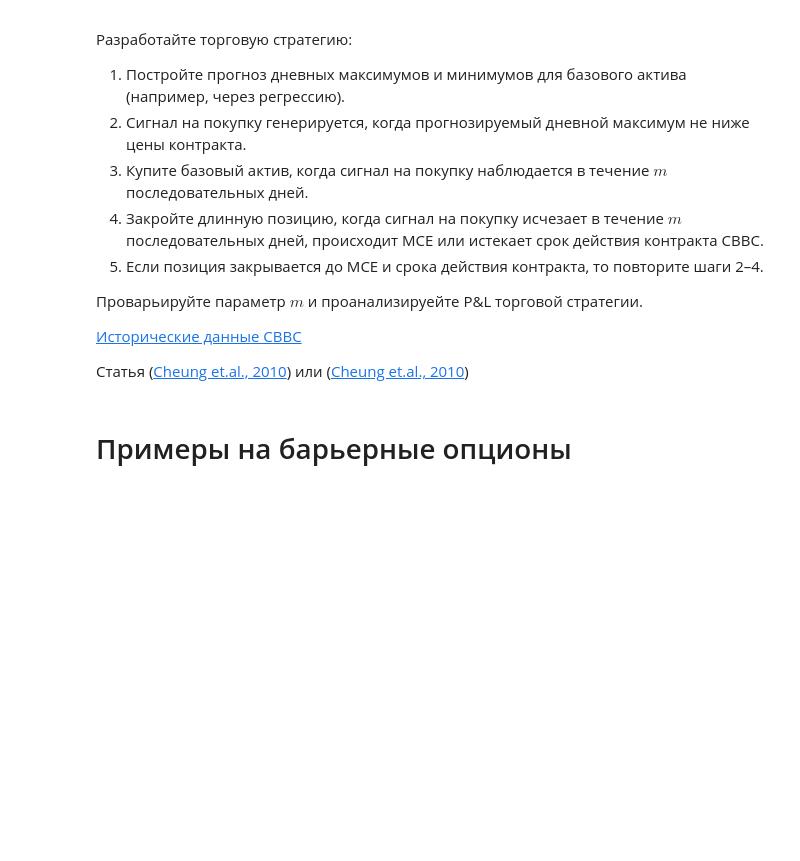
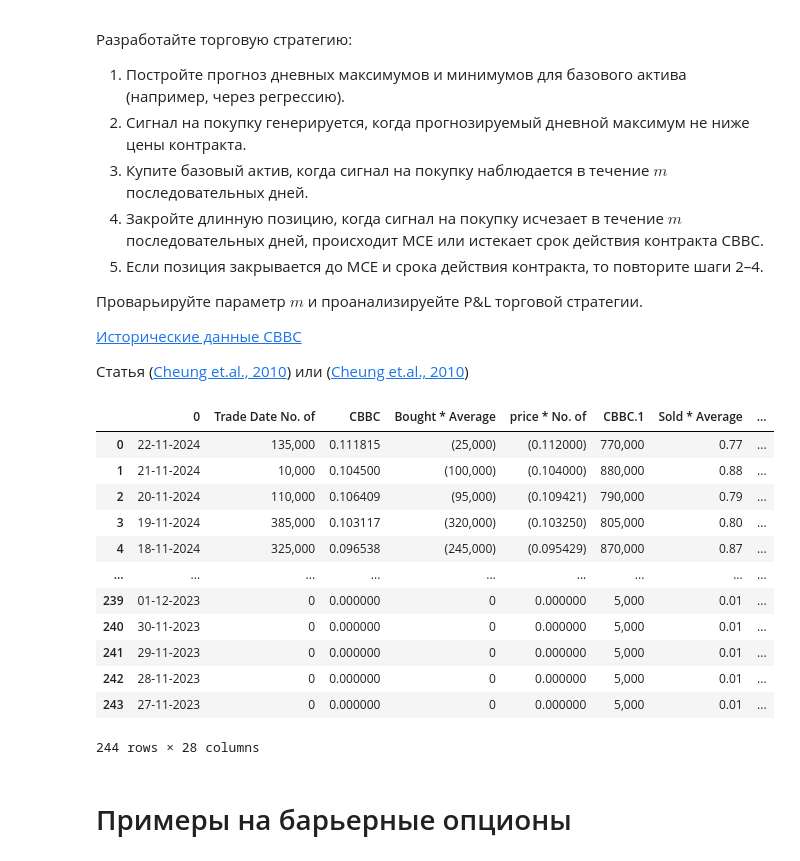
Before and after one commit to seri4ka/structured_finance_products, a Jupyter notebook: lab2/lab_2b_GSFP.ipynb, the cells around one changed output. Drawn from its saved outputs; the diff is of its cells as text; code cells hidden in the pictures; blank space fills up the shorter version.

```diff
--- a/lab2/lab_2b_GSFP.ipynb
+++ b/lab2/lab_2b_GSFP.ipynb
@@ -474,3 +600,26 @@ plt.grid(True)
+# %%
+# Попробуем повторно загрузить данные с учетом разделителя и попыткой очистки столбцов
+data = pd.read_csv('CBBC.csv', sep=',', skiprows=0)
+
+# Удалим любые пустые строки и обработаем некорректные заголовки
+data = data.rename(columns=lambda x: x.strip()).dropna(how='all')
+
+# Вывод столбцов для проверки
+data
+# %% [output]
+|  | 0 | Trade Date No. of | CBBC | Bought * Average | price * No. of | CBBC.1 | Sold * Average | ... |
+| 0 | 22-11-2024 | 135,000 | 0.111815 | (25,000) | (0.112000) | 770,000 | 0.77 | ... |
+| 1 | 21-11-2024 | 10,000 | 0.104500 | (100,000) | (0.104000) | 880,000 | 0.88 | ... |
+| 2 | 20-11-2024 | 110,000 | 0.106409 | (95,000) | (0.109421) | 790,000 | 0.79 | ... |
+| 3 | 19-11-2024 | 385,000 | 0.103117 | (320,000) | (0.103250) | 805,000 | 0.80 | ... |
+| 4 | 18-11-2024 | 325,000 | 0.096538 | (245,000) | (0.095429) | 870,000 | 0.87 | ... |
+| ... | ... | ... | ... | ... | ... | ... | ... | ... |
+| 239 | 01-12-2023 | 0 | 0.000000 | 0 | 0.000000 | 5,000 | 0.01 | ... |
+| 240 | 30-11-2023 | 0 | 0.000000 | 0 | 0.000000 | 5,000 | 0.01 | ... |
+| 241 | 29-11-2023 | 0 | 0.000000 | 0 | 0.000000 | 5,000 | 0.01 | ... |
+| 242 | 28-11-2023 | 0 | 0.000000 | 0 | 0.000000 | 5,000 | 0.01 | ... |
+| 243 | 27-11-2023 | 0 | 0.000000 | 0 | 0.000000 | 5,000 | 0.01 | ... |
+244 rows × 28 columns
 # %% [markdown]
 # Примеры на барьерные опционы
 # %% [markdown]
```
Also changed, not shown: parts of 3 cells of this notebook, 1 other file.
